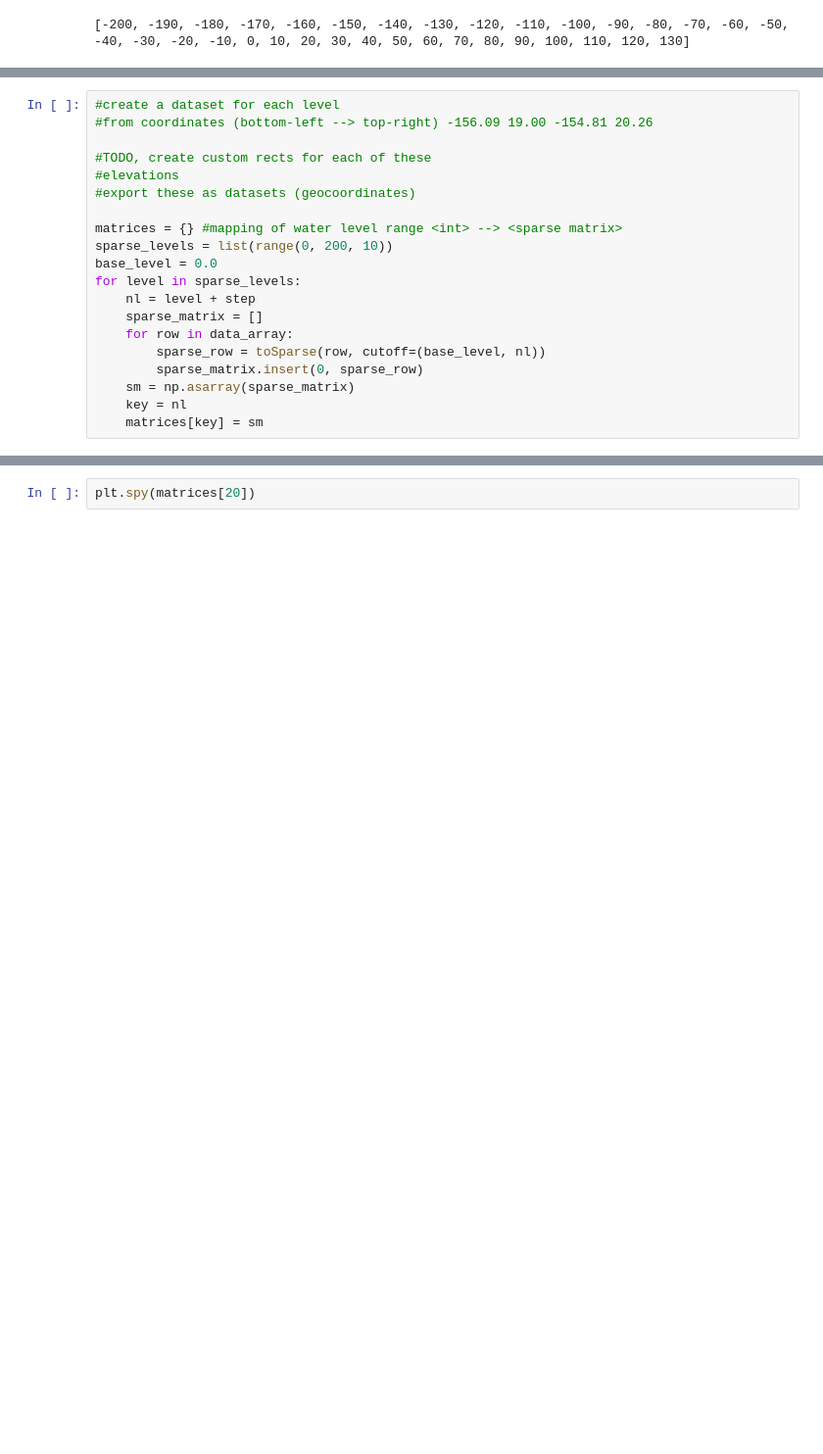
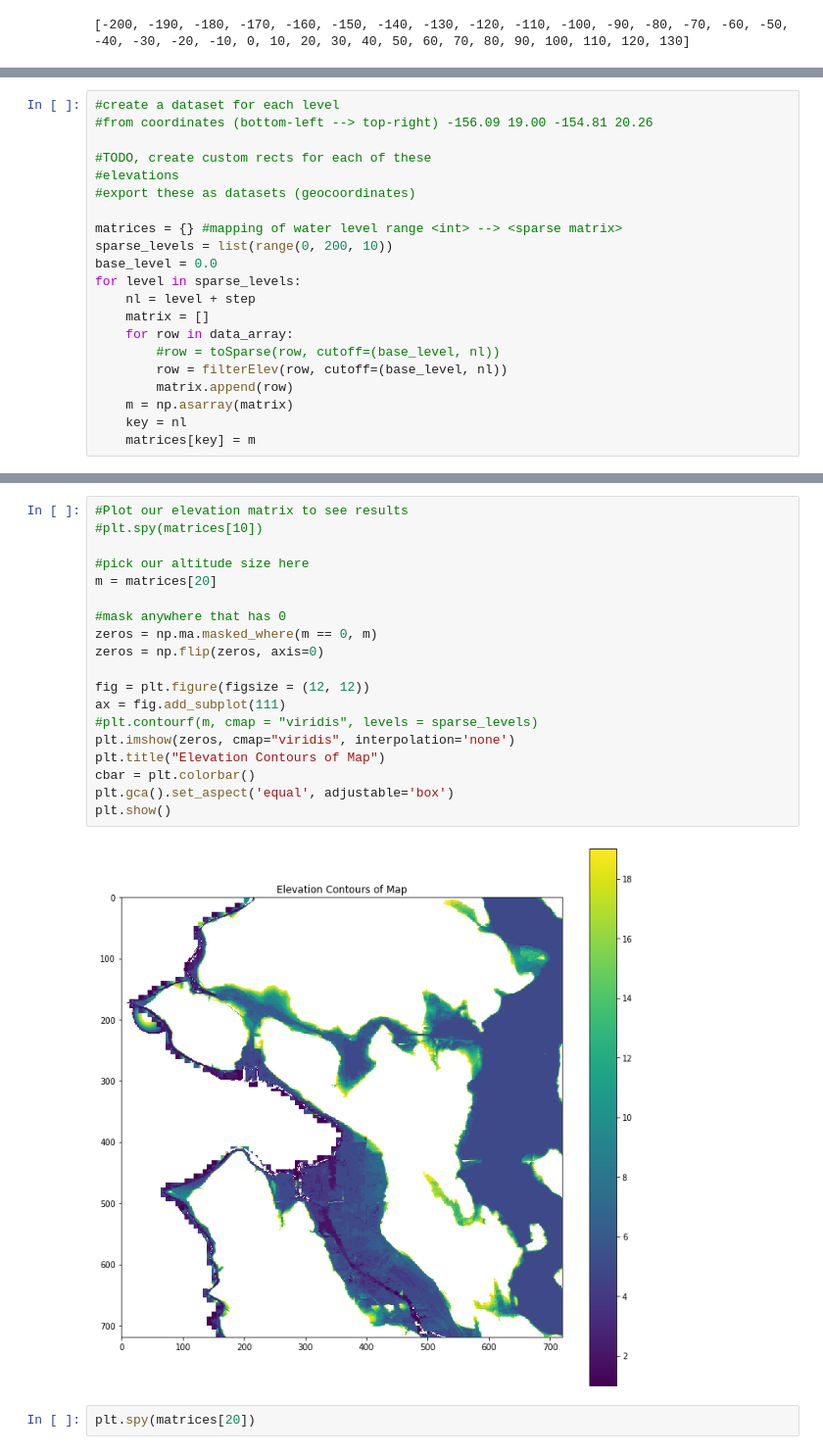
Before and after one commit to blakedallen/geo-viz-group, a Jupyter notebook: Data Engineering.ipynb, the cells around one changed output, grey strips where cells are left out. Shown at 98% size. Drawn from its saved outputs; the diff is of its cells as text; blank space fills up the shorter version.

Commit message:
adding in correct masking for image

```diff
--- a/Data Engineering.ipynb
+++ b/Data Engineering.ipynb
@@ -165,10 +181,11 @@ sparse_levels = list(range(0, 200, 10))
 base_level = 0.0
 for level in sparse_levels:
     nl = level + step
-    sparse_matrix = []
+    matrix = []
     for row in data_array:
-        sparse_row = toSparse(row, cutoff=(base_level, nl))
-        sparse_matrix.insert(0, sparse_row)
-    sm = np.asarray(sparse_matrix)
+        #row = toSparse(row, cutoff=(base_level, nl))
+        row = filterElev(row, cutoff=(base_level, nl))
+        matrix.append(row)
+    m = np.asarray(matrix)
     key = nl
-    matrices[key] = sm
+    matrices[key] = m
@@ -181,3 +192,24 @@ plt.spy(matrices[10])
+# %%
+#Plot our elevation matrix to see results
+#plt.spy(matrices[10])
+
+#pick our altitude size here
+m = matrices[20]
+
+#mask anywhere that has 0
+zeros = np.ma.masked_where(m == 0, m)
+zeros = np.flip(zeros, axis=0)
+
+fig = plt.figure(figsize = (12, 12))
+ax = fig.add_subplot(111)
+#plt.contourf(m, cmap = "viridis", levels = sparse_levels)
+plt.imshow(zeros, cmap="viridis", interpolation='none')
+plt.title("Elevation Contours of Map")
+cbar = plt.colorbar()
+plt.gca().set_aspect('equal', adjustable='box')
+plt.show()
+# %% [output]
+[figure, added]
 # %%
 plt.spy(matrices[20])
 # %% [output]
```
Also changed, not shown: parts of 4 cells of this notebook.
